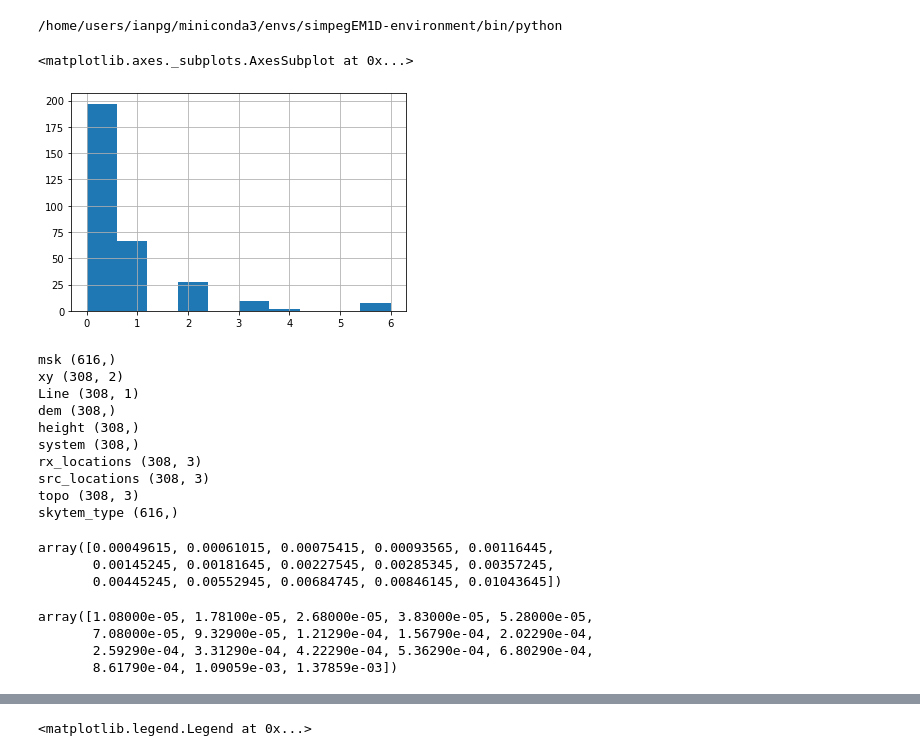
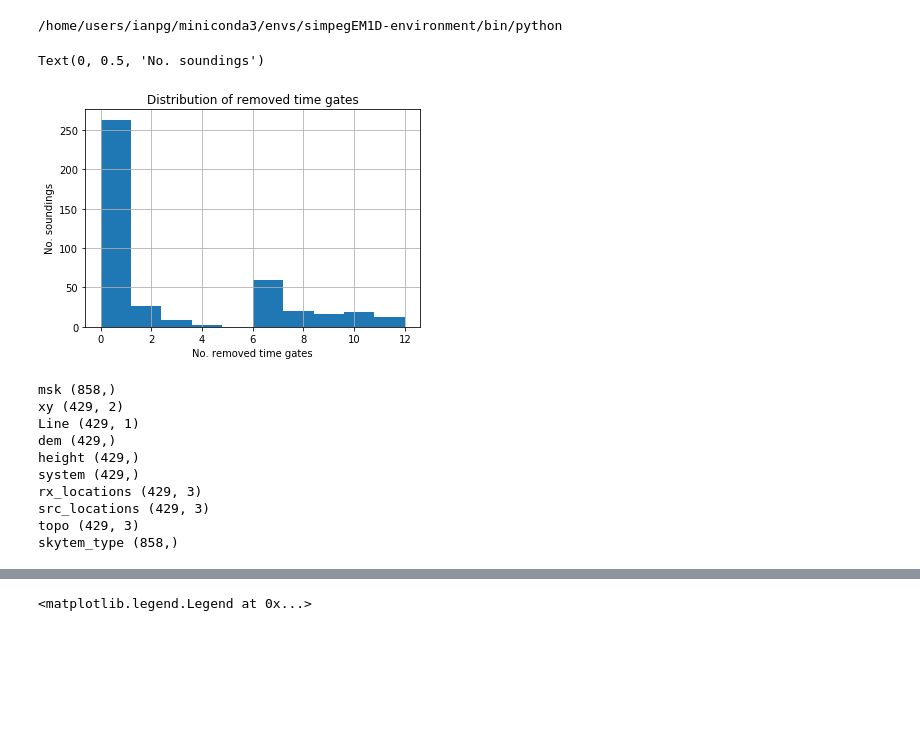
Before and after one commit to igotchalk/timelapseAEM, a Jupyter notebook: notebook/2D_2017-2019_together.ipynb, the cells around one changed output, grey strips where cells are left out. Cells and saved outputs as stored; diff of their text form; code cells hidden in the pictures; blank space fills up the shorter version.

```diff
--- a/notebook/2D_2017-2019_together.ipynb
+++ b/notebook/2D_2017-2019_together.ipynb
@@ -32,35 +32,33 @@ df17 = df17.assign(skytem_type=304)
 df19 = df19.assign(skytem_type=312)
 # df = pd.concat((df17,df19),sort=False)
 # %%
-df = pd.read_pickle(datadir.joinpath('processed_df_1719.pkl'))
 line = 100501
 
-df = df.loc[df.skytem_type==312,:]
+df = pd.read_pickle(datadir.joinpath('processed_df_1719.pkl'))
+# df = df.loc[df.skytem_type==304,:]
 df =  df.loc[df.LINE_NO==line,:]
 
 
 ch1_cols = [c for c in df.columns if c.startswith('DBDT_Ch1')]
 ch2_cols = [c for c in df.columns if c.startswith('DBDT_Ch2')]
-NoGatesLM=28
-NoGatesHM=37
 
 
-
-
+#Remove soundings with few time gates
+thresh = 15
 msk = df.loc[df.CHANNEL_NO==1,ch1_cols]==9999.
-thresh = 10
 rm_mask = (df.loc[df.CHANNEL_NO==1,ch1_cols]==9999.).sum(axis=1) > thresh
 remove_inds = rm_mask[rm_mask==True].index
-# remove_inds = (msk.sum(axis=1) > thresh).index
 df = df.drop(index=np.r_[remove_inds,remove_inds+1])
-# df = df.drop(index=remove_inds+1)
 # %%
 # df = pd.read_pickle(datadir.joinpath('processed_df_1719.pkl'))
 
 (df.loc[df.CHANNEL_NO==1,ch1_cols]==9999.).sum(axis=1).hist()
+plt.title('Distribution of removed time gates')
+plt.xlabel('No. removed time gates')
+plt.ylabel('No. soundings')
 # %% [output]
-<matplotlib.axes._subplots.AxesSubplot at 0x...>
+Text(0, 0.5, 'No. soundings')
-[figure, old version]
+[figure, new version]
 # %%
 #TAKE THE LOCATION OF CHANNEL 1 FOR EACH SOUNDING
 msk = np.logical_and(df.CHANNEL_NO==1, df.LINE_NO == line)
@@ -86,14 +85,14 @@ print ( 'msk',msk.shape,'\n'
 'topo',topo.shape,'\n'
 'skytem_type',skytem_type.shape,'\n')
 # %% [output]
-msk (616,)
-xy (308, 2)
-Line (308, 1)
-dem (308,)
-height (308,)
-system (308,)
-rx_locations (308, 3)
-src_locations (308, 3)
-topo (308, 3)
-skytem_type (616,)
+msk (858,)
+xy (429, 2)
+Line (429, 1)
+dem (429,)
+height (429,)
+system (429,)
+rx_locations (429, 3)
+src_locations (429, 3)
+topo (429, 3)
+skytem_type (858,)
 # %%
@@ -125,13 +133,0 @@ times_HM_312 = (time_gates[:NoGates,0] + GateTimeShift + MeaTimeDelay)[i_start_h
-# %%
-times_HM_312
-# %% [output]
-array([0.00049615, 0.00061015, 0.00075415, 0.00093565, 0.00116445,
-       0.00145245, 0.00181645, 0.00227545, 0.00285345, 0.00357245,
-       0.00445245, 0.00552945, 0.00684745, 0.00846145, 0.01043645])
-# %%
-times_LM_312
-# %% [output]
-array([1.08000e-05, 1.78100e-05, 2.68000e-05, 3.83000e-05, 5.28000e-05,
-       7.08000e-05, 9.32900e-05, 1.21290e-04, 1.56790e-04, 2.02290e-04,
-       2.59290e-04, 3.31290e-04, 4.22290e-04, 5.36290e-04, 6.80290e-04,
-       8.61790e-04, 1.09059e-03, 1.37859e-03])
```
Also changed, not shown: parts of 59 cells of this notebook.
